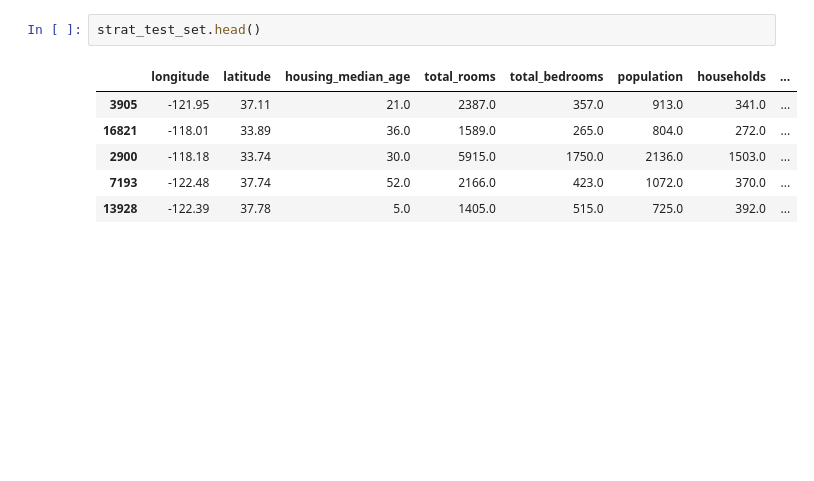
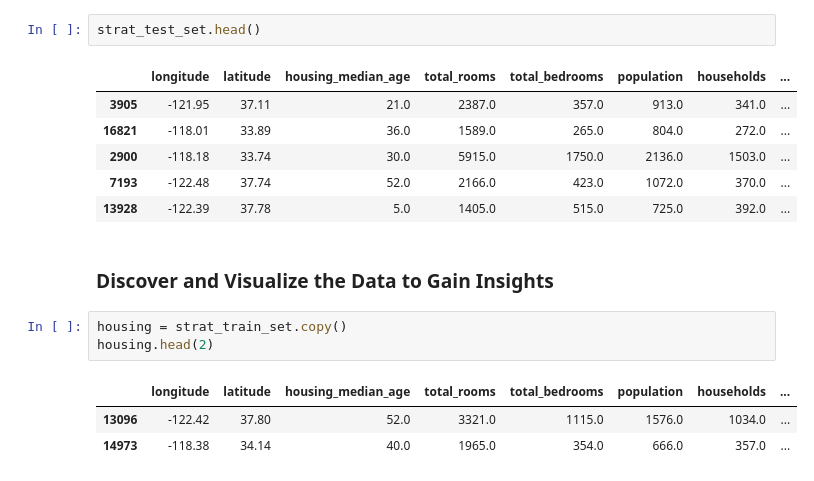
Before and after one commit to khalidkhankakar/Hands-on-Machine-Learning, a Jupyter notebook: chapter_2/01.ipynb, the cells around one changed output. Cells and saved outputs as stored; diff of their text form; blank space fills up the shorter version.

```diff
--- a/chapter_2/01.ipynb
+++ b/chapter_2/01.ipynb
@@ -317,3 +317,12 @@ strat_test_set.head()
 | 2900 | -118.18 | 33.74 | 30.0 | 5915.0 | 1750.0 | 2136.0 | 1503.0 | ... |
 | 7193 | -122.48 | 37.74 | 52.0 | 2166.0 | 423.0 | 1072.0 | 370.0 | ... |
 | 13928 | -122.39 | 37.78 | 5.0 | 1405.0 | 515.0 | 725.0 | 392.0 | ... |
+# %% [markdown]
+### Discover and Visualize the Data to Gain Insights
+# %%
+housing = strat_train_set.copy()
+housing.head(2)
+# %% [output]
+|  | longitude | latitude | housing_median_age | total_rooms | total_bedrooms | population | households | ... |
+| 13096 | -122.42 | 37.80 | 52.0 | 3321.0 | 1115.0 | 1576.0 | 1034.0 | ... |
+| 14973 | -118.38 | 34.14 | 40.0 | 1965.0 | 354.0 | 666.0 | 357.0 | ... |
```
Also changed, not shown: parts of 4 cells of this notebook, 2 other files.
